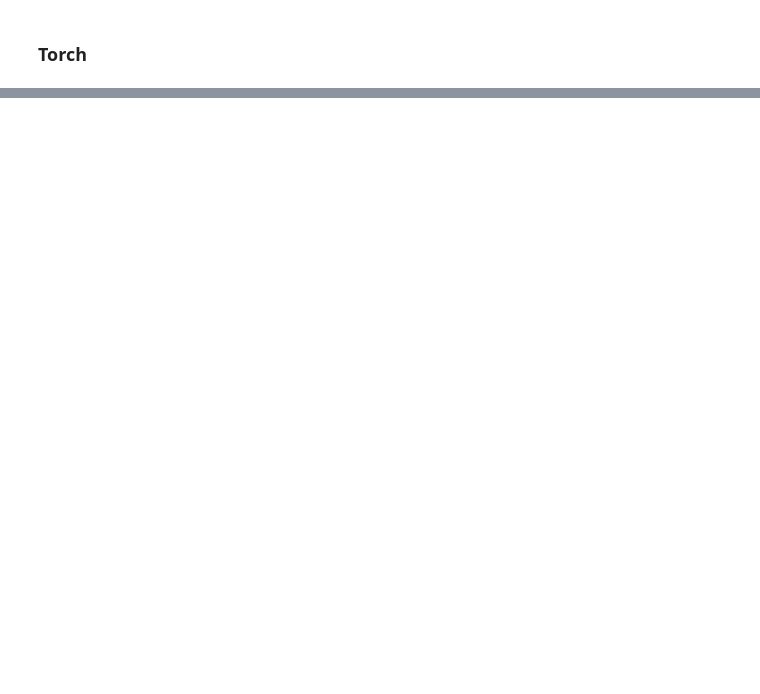
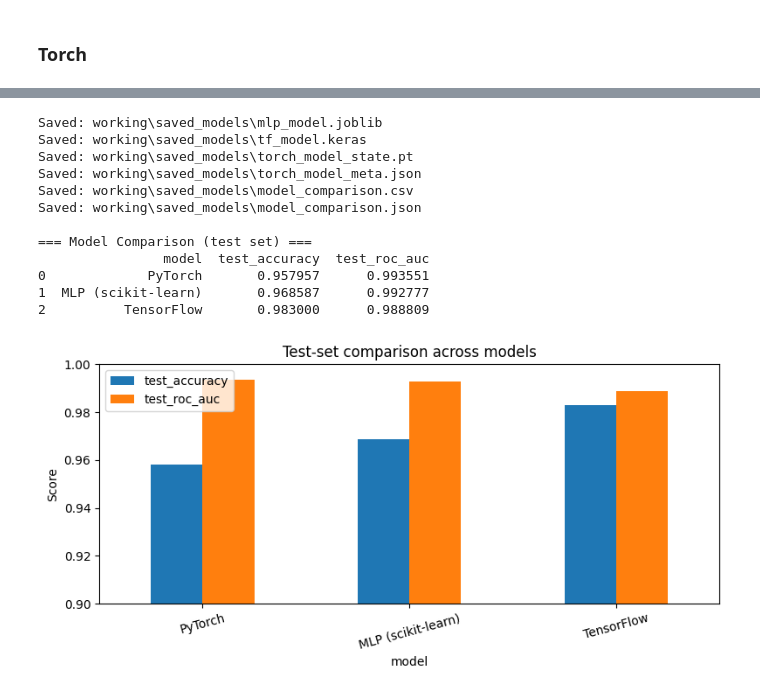
Before and after one commit to anna-tresoldi/astrostatistics_bicocca_2026, a Jupyter notebook: working/L22_NN_galvsqso.ipynb, the cells around one changed output, grey strips where cells are left out. Drawn from its saved outputs; the diff is of its cells as text; code cells hidden in the pictures; blank space fills up the shorter version.

```diff
--- a/working/L22_NN_galvsqso.ipynb
+++ b/working/L22_NN_galvsqso.ipynb
@@ -344,9 +352,10 @@ best_val_auc_TF = -1.0
 best_params_TF = None
 best_model_TF = None
 # %%
-from sklearn.metrics import roc_auc_score
+
 from itertools import product
 import datetime
+
 
 # ---------------------------------------------------------
 # TensorFlow model definition
@@ -368,7 +377,11 @@ def build_model(lr, dropout):
     model.compile(
         loss="binary_crossentropy",
         optimizer=keras.optimizers.Nadam(learning_rate=lr),
-        metrics=["accuracy", keras.metrics.AUC(name="auc")],
+        metrics=[
+            "accuracy",
+            keras.metrics.AUC(name="auc"),
+            keras.metrics.AUC(name="pr_auc", curve="PR"),
+        ],
     )
     return model
 
@@ -376,6 +389,7 @@ def build_model(lr, dropout):
 # ---------------------------------------------------------
 # Hyperparameter tuning on train/validation only
 # ---------------------------------------------------------
+
 best_val_auc_TF = -1.0
 best_params_TF = None
 best_model_TF = None
@@ -403,9 +417,12 @@ for lr, dropout in product(param_grid_TF["learning_rate"], param_grid_TF["dropou
     )
 
     y_val_prob = model_candidate.predict(X_tf_val, verbose=0).ravel()
+    y_val_pred = (y_val_prob >= 0.5).astype(int)
     val_auc = roc_auc_score(y_skl_val, y_val_prob)
+    val_avg_prec = average_precision_score(y_skl_val, y_val_prob)
+    val_bal_acc = balanced_accuracy_score(y_skl_val, y_val_pred)
 
-    print(f"Params lr={lr}, dropout={dropout} -> val_auc={val_auc:.4f}")
+    print(f"Params lr={lr}, dropout={dropout} -> val_auc={val_auc:.4f}, val_pr_auc={val_avg_prec:.4f}, val_bal_acc={val_bal_acc:.4f}")
     if val_auc > best_val_auc_TF:
         best_val_auc_TF = val_auc
         best_params_TF = {"learning_rate": lr, "dropout": dropout}
@@ -444,11 +461,14 @@ final_model_TF.fit(
 # ---------------------------------------------------------
 # Test evaluation once (final estimate)
 # ---------------------------------------------------------
-test_loss_TF, test_acc_TF, test_auc_TF = final_model_TF.evaluate(X_tf_test, y_skl_test, verbose=0)
+test_loss_TF, test_acc_TF, test_auc_TF, test_pr_auc_TF = final_model_TF.evaluate(X_tf_test, y_skl_test, verbose=0)
 y_prob_TF = final_model_TF.predict(X_tf_test, verbose=0).ravel()
 y_pred_TF = (y_prob_TF >= 0.5).astype(int)
 
-print(f"\nTF test loss={test_loss_TF:.4f}, acc={test_acc_TF:.4f}, auc={test_auc_TF:.4f}")
+test_bal_acc_TF = balanced_accuracy_score(y_skl_test, y_pred_TF)
+test_pr_auc_TF_sk = average_precision_score(y_skl_test, y_prob_TF)
+
+print(f"\nTF test loss={test_loss_TF:.4f}, acc={test_acc_TF:.4f}, auc={test_auc_TF:.4f}, pr_auc={test_pr_auc_TF_sk:.4f}, bal_acc={test_bal_acc_TF:.4f}")
 print("TF confusion matrix:")
 print(confusion_matrix(y_skl_test, y_pred_TF))
 print("\nTF classification report:")
@@ -493,7 +513,7 @@ import torch.utils.data as torchdata
 # 3) Retrain one final model on train+validation.
 # 4) Evaluate final metrics only once on the test set.
 
-from sklearn.metrics import accuracy_score, classification_report, confusion_matrix, roc_auc_score
+from sklearn.metrics import balanced_accuracy_score, classification_report, confusion_matrix, roc_auc_score
 
 # Device setup (GPU if available, otherwise CPU).
 device = torch.device("cuda" if torch.cuda.is_available() else "cpu")
@@ -620,6 +640,7 @@ def fit_one_config(params, X_tr, y_tr, X_va, y_va, max_epochs=120, patience=12):
             val_logits = model(X_va)
             val_prob = torch.sigmoid(val_logits).view(-1).cpu().numpy()
             val_auc = roc_auc_score(y_va.view(-1).cpu().numpy(), val_prob)
+
 
         # Lightweight logging every 20 epochs
         if epoch % 20 == 0 or epoch == max_epochs - 1:
@@ -766,11 +787,14 @@ with torch.no_grad():
 torch_test_pred = (torch_test_prob >= 0.5).astype(int)
 
 torch_test_auc = roc_auc_score(y_common_test, torch_test_prob)
-torch_test_acc = accuracy_score(y_common_test, torch_test_pred)
+torch_test_bal_acc = balanced_accuracy_score(y_common_test, torch_test_pred)
+torch_test_avg_prec = average_precision_score(y_common_test, torch_test_prob)
+torch_test_acc = torch_test_bal_acc
 
 print("\nTorch FINAL test metrics (after tuning on validation only):")
-print(f"Test accuracy: {torch_test_acc:.4f}")
+print(f"Test balanced accuracy: {torch_test_bal_acc:.4f}")
 print(f"Test ROC AUC : {torch_test_auc:.4f}")
+print(f"Test average precision: {torch_test_avg_prec:.4f}")
 print("Test confusion matrix:")
 print(confusion_matrix(y_common_test, torch_test_pred))
 print("\nTest classification report:")
@@ -859,31 +884,45 @@ if (
 else:
     print("PyTorch model not found in memory. Run Torch cells first.")
 
 
 # Save metrics table to disk
 comparison_df = pd.DataFrame(comparison_rows)
 if not comparison_df.empty:
     comparison_df = comparison_df.sort_values("test_roc_auc", ascending=False).reset_index(drop=True)
 
 comparison_df.to_csv(artifacts_dir / "model_comparison.csv", index=False)
 with open(artifacts_dir / "model_comparison.json", "w", encoding="utf-8") as f:
     json.dump(comparison_rows, f, indent=2)
 
 print("Saved:", artifacts_dir / "model_comparison.csv")
 print("Saved:", artifacts_dir / "model_comparison.json")
 
 print("\n=== Model Comparison (test set) ===")
 print(comparison_df)
 
 # Quick visual comparison
 if not comparison_df.empty:
     ax = comparison_df.set_index("model")[["test_accuracy", "test_roc_auc"]].plot(
         kind="bar",
         figsize=(8, 4),
         rot=15,
     )
     ax.set_ylabel("Score")
-    ax.set_ylim(0.0, 1.0)
+    ax.set_ylim(0.90, 1.0)
     ax.set_title("Test-set comparison across models")
     plt.tight_layout()
     plt.show()
+# %% [output]
+Saved: working\saved_models\mlp_model.joblib
+Saved: working\saved_models\tf_model.keras
+Saved: working\saved_models\torch_model_state.pt
+Saved: working\saved_models\torch_model_meta.json
+Saved: working\saved_models\model_comparison.csv
+Saved: working\saved_models\model_comparison.json
+
+=== Model Comparison (test set) ===
+                model  test_accuracy  test_roc_auc
+0             PyTorch       0.957957      0.993551
+1  MLP (scikit-learn)       0.968587      0.992777
+2          TensorFlow       0.983000      0.988809
+[figure, added]
```
Also changed, not shown: parts of 8 cells of this notebook.
